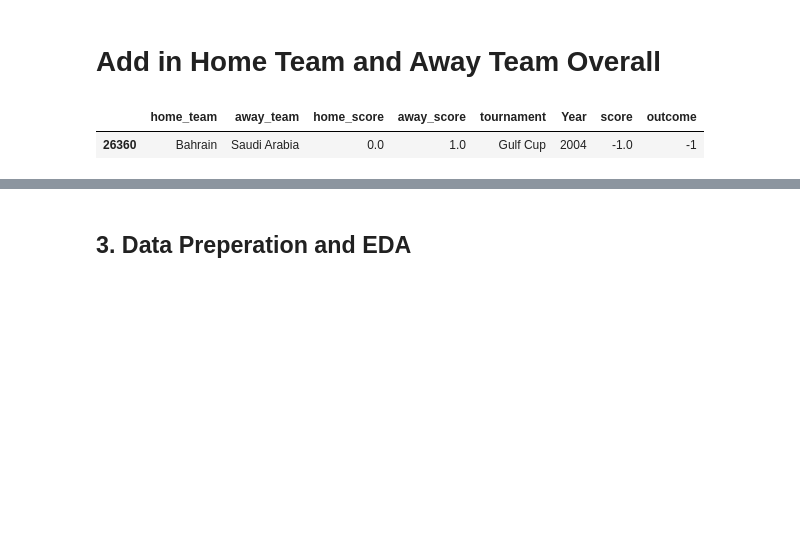
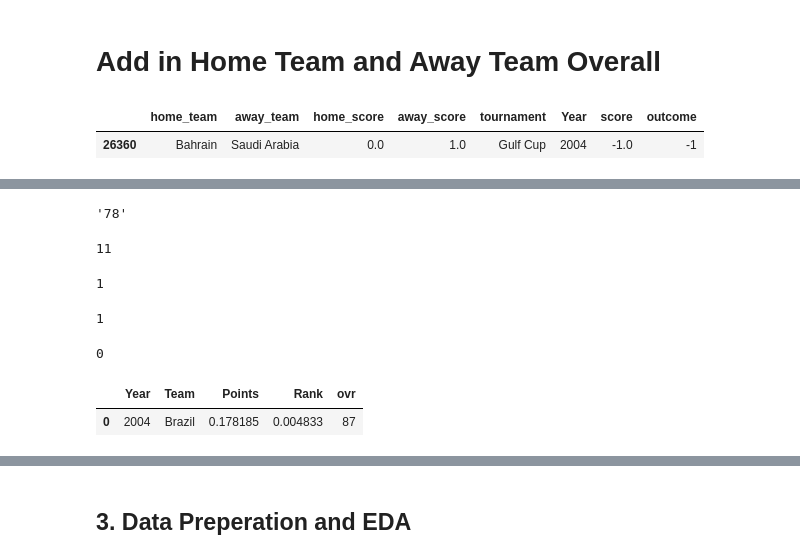
Before and after one commit to DavidHoffman11/WorldCupPredictor, a Jupyter notebook: world_cup_prediction.ipynb, the cells around one changed output, grey strips where cells are left out. Cells and saved outputs as stored; diff of their text form; code cells hidden in the pictures; blank space fills up the shorter version.

```diff
--- a/world_cup_prediction.ipynb
+++ b/world_cup_prediction.ipynb
@@ -480,3 +609,11 @@ follow process of above
+# %%
+game.loc[game["home_team"] == "Ivory Coast", "home_team"] = "Côte d'Ivoire"
+game.loc[game["away_team"] == "Ivory Coast", "away_team"] = "Côte d'Ivoire"
+game.loc[game["home_team"] == "South Korea", "home_team"] = "Korea Republic"
+game.loc[game["away_team"] == "South Korea", "away_team"] = "Korea Republic"
+game.loc[game["home_team"] == "United States", "home_team"] = "USA"
+game.loc[game["away_team"] == "United States", "away_team"] = "USA"
+points.loc[points["Team"] == "IR Iran", "Team"] = "Iran"
 # %% [markdown]
 # Add in Home Team and Away Team Overall
 # %%
@@ -492,0 +637,27 @@ for each team:
+# %%
+a = np.where((data['Team'] == 'USA') & (data['Year'] == 2004))
+data.at[a[0][0], 'att']
+# %% [output]
+'78'
+# %%
+a[0][0]
+# %% [output]
+11
+# %%
+len(a[0])
+# %% [output]
+1
+# %%
+b = np.where((data['Team'] == 'USA') & (data['Year'] == 2000))
+len(b)
+# %% [output]
+1
+# %%
+len(b[0])
+# %% [output]
+0
+# %%
+points.head(1)
+# %% [output]
+|  | Year | Team | Points | Rank | ovr |
+| 0 | 2004 | Brazil | 0.178185 | 0.004833 | 87 |
```
Also changed, not shown: parts of 19 cells of this notebook.
